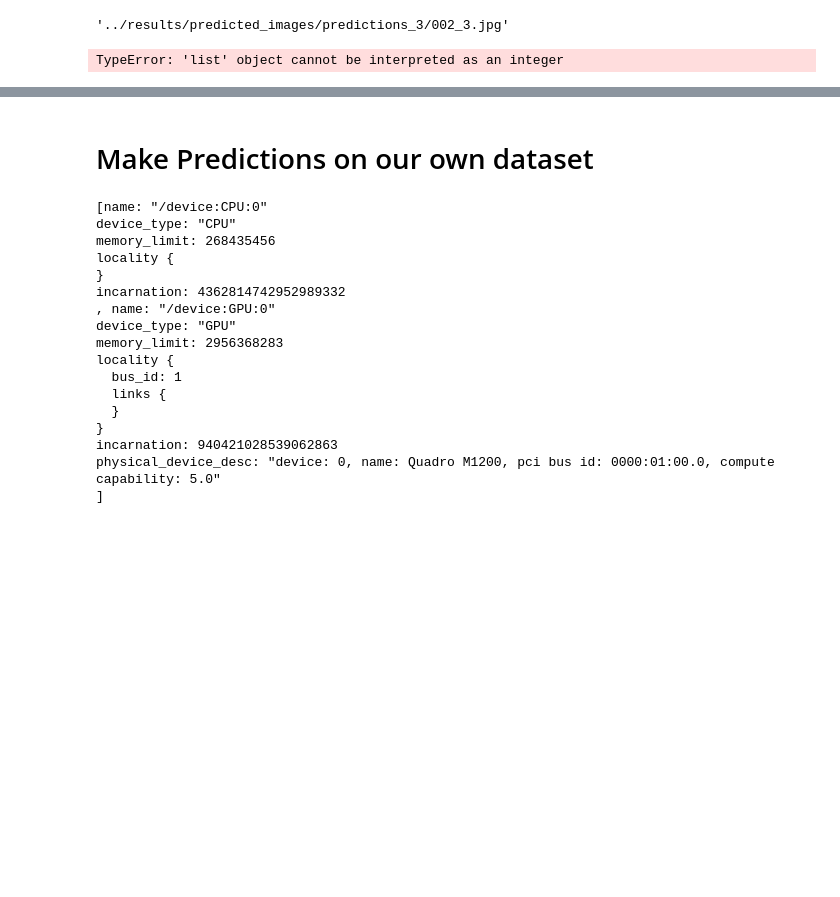
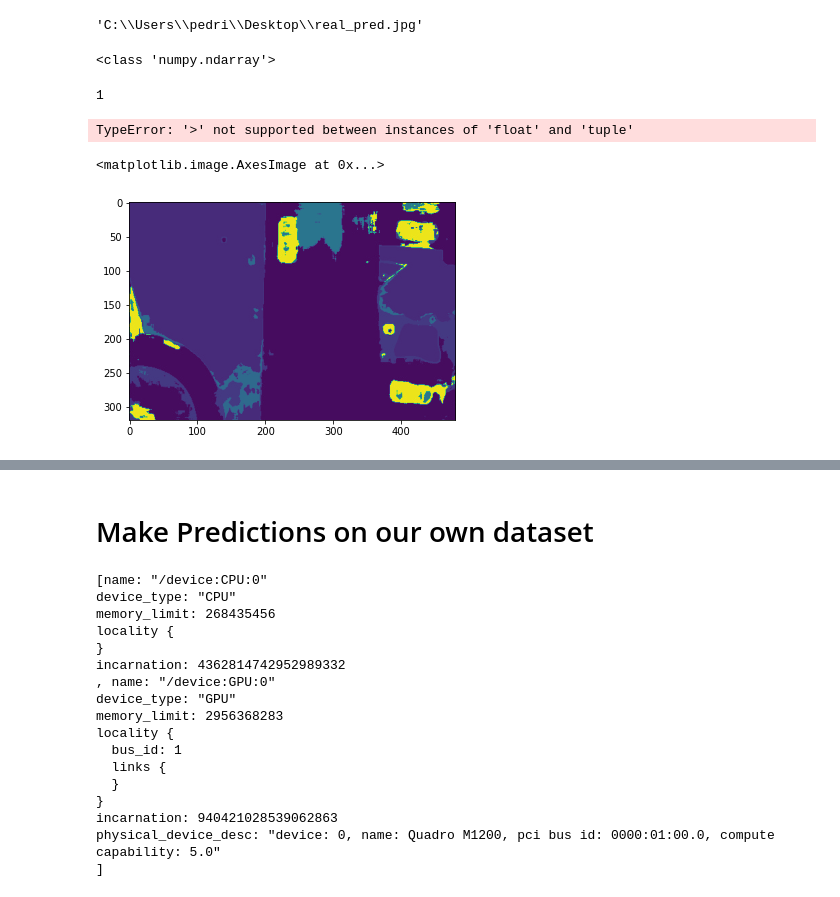
Before and after one commit to AntonioCervantes/Drone-AI-Segmentation, a Jupyter notebook: Segmentation/assets/visualizations.ipynb, the cells around one changed output, grey strips where cells are left out. Cells and saved outputs as stored; diff of their text form; code cells hidden in the pictures; blank space fills up the shorter version.

```diff
--- a/Segmentation/assets/visualizations.ipynb
+++ b/Segmentation/assets/visualizations.ipynb
@@ -15,38 +16,77 @@ import imutils
 
 import os
 # %%
+"""
 image_path = "../results/predicted_images/predictions_3/"
 img = os.path.join(image_path, "002_3.jpg")
+"""
+
+img = r"C:\Users\pedri\Desktop\real_pred.jpg"
+actual_path = r"C:\Users\pedri\Desktop\drone_pic.png"
+
 img
 # %% [output]
-'../results/predicted_images/predictions_3/002_3.jpg'
+'C:\\Users\\pedri\\Desktop\\real_pred.jpg'
 # %%
+H = 320
+W = 480
+
 x = cv2.imread(img, cv2.IMREAD_GRAYSCALE)
-y = cv2.imread(img)
+y = cv2.imread(actual_path, cv2.IMREAD_COLOR)
 
-type(x)
+y = cv2.resize(y, (W, H))
 
-thresh = [(0, 50), (51, 100), (101, 150), (151, 200), (225, 250)]
-labels = ["L1", "L2", "L3", "L4", "L5"]
+print(type(y))
+
+
+
+labels = ["paved-area",
+        "dirt",
+        "grass",
+        "gravel",
+        "water",
+        "rocks",
+        "pool",
+        "vegetation",
+        "roof",
+        "wall",
+        "window",
+        "door",
+        "fence",
+        "fence-pole",
+        "person",
+        "dog",
+        "car",
+        "bicycle",
+        "tree",
+        "bald-tree",
+        "ar-marker",
+        "obstacle",
+        "conflicting",
+]
+div = round(255 / len(labels))
+thresh = [(1 + div*i, (i + 1)*div) for i in range(len(labels))]
 new_list = zip(thresh, labels)
 
 
 thresh_tuple = [cv2.threshold(x, thresh[i][0], thresh[i][1], cv2.THRESH_BINARY) for i in range(len(thresh))]
 
 
-mask = [cv2.bitwise_and(y, y, mask = thresh_tuple[i][1]) for i in range(len(thresh_tuple))]
+mask = [cv2.bitwise_and(x, x, mask = thresh_tuple[i][1]) for i in range(len(thresh_tuple))]
 mask = [cv2.erode(mask[i], None, iterations = 2) for i in range(len(mask))]
 mask = [cv2.dilate(mask[i], None, iterations = 2) for i in range(len(mask))]
 mask = [mask[i].astype(np.uint8) for i in range(len(mask))]
-mask = [cv2.cvtColor(mask[i], cv2.COLOR_BGR2GRAY) for i in range(len(mask))]
+#mask = [cv2.cvtColor(mask[i], cv2.COLOR_BGR2GRAY) for i in range(len(mask))]
+# %% [output]
+<class 'numpy.ndarray'>
 # %%
-for i in range(lenmask)):
+for i in range(len(mask)):
     cnts = cv2.findContours(mask[i].copy(), cv2.RETR_EXTERNAL, cv2.CHAIN_APPROX_SIMPLE)
     cnts = imutils.grab_contours(cnts)
     center = None
     cX = None
     cY = None
-    min_size = 10
+    min_size = 20
 
     print(len(cnts))
 
@@ -57,15 +97,23 @@ for i in range(lenmask)):
         (cX, cY) = center
 
         if radius > min_size:
-            text = f"(Label: {labels[i]})"
-            x = cv2.putText(img = x,
+            text = f"{labels[i]}"
+            y = cv2.putText(img = y,
                             text = text,
                             org = (cX, cY - 15),
                             fontFace = cv2.FONT_HERSHEY_SIMPLEX,
                             fontScale = 0.5,
-                            color = (0, 0, 255),
+                            color = (255, 255, 255),
                             thickness = 2)
 # %% [output]
-TypeError: 'list' object cannot be interpreted as an integer
+1
+TypeError: '>' not supported between instances of 'float' and 'tuple'
+# %%
+
+plt.figure()
+plt.imshow(x)
+# %% [output]
+<matplotlib.image.AxesImage at 0x...>
+[figure, added]
 # %%
 plt.figure()
```
Also changed, not shown: parts of 3 cells of this notebook.
